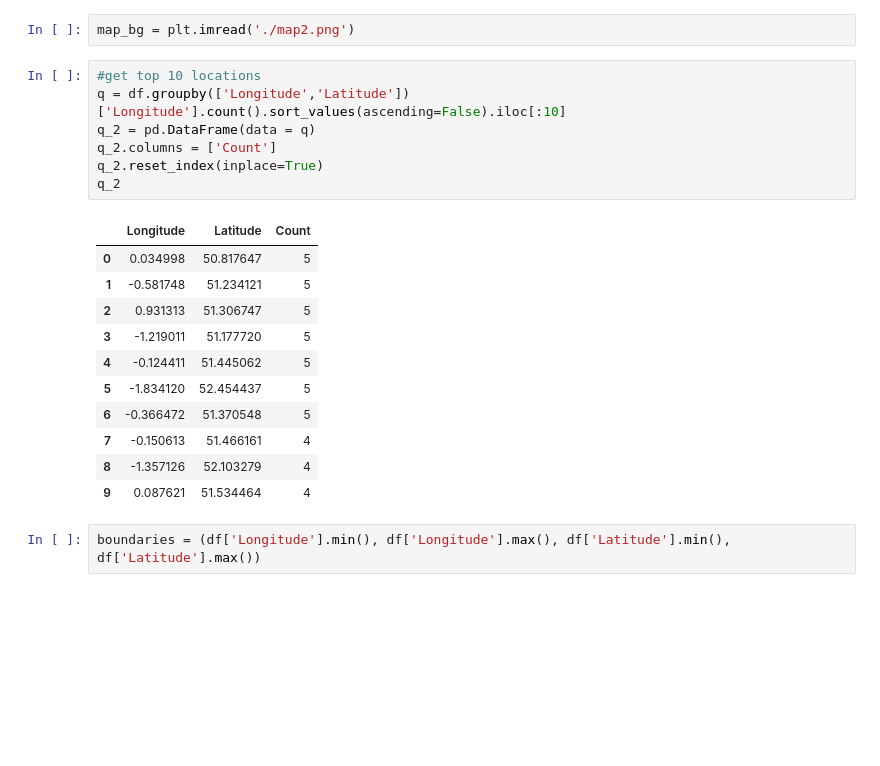
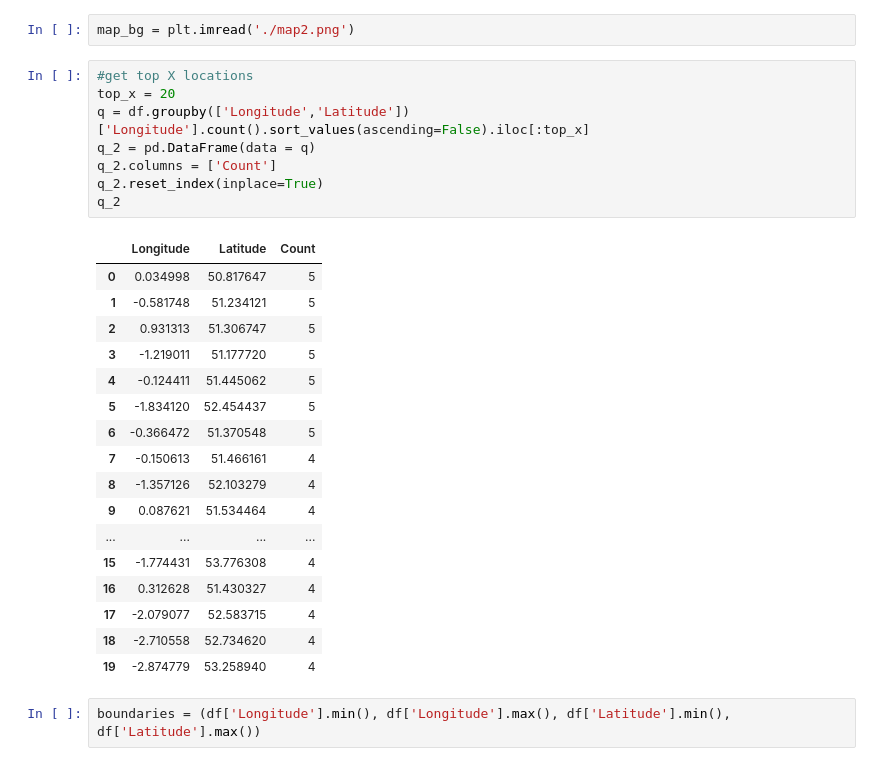
Before and after one commit to ToVic/ML_learning_projects, a Jupyter notebook: accidents_DA.ipynb, the cells around one changed output. Cells and saved outputs as stored; diff of their text form; blank space fills up the shorter version.

```diff
--- a/accidents_DA.ipynb
+++ b/accidents_DA.ipynb
@@ -165,24 +165,31 @@ Well but logically there is a certain distribution of age in the driver populati
 # %%
 map_bg = plt.imread('./map2.png')
 # %%
-#get top 10 locations
-q = df.groupby(['Longitude','Latitude'])['Longitude'].count().sort_values(ascending=False).iloc[:10]
+#get top X locations
+top_x = 20
+q = df.groupby(['Longitude','Latitude'])['Longitude'].count().sort_values(ascending=False).iloc[:top_x]
 q_2 = pd.DataFrame(data = q)
 q_2.columns = ['Count']
 q_2.reset_index(inplace=True)
 q_2
 # %% [output]
 |  | Longitude | Latitude | Count |
 | 0 | 0.034998 | 50.817647 | 5 |
 | 1 | -0.581748 | 51.234121 | 5 |
 | 2 | 0.931313 | 51.306747 | 5 |
 | 3 | -1.219011 | 51.177720 | 5 |
 | 4 | -0.124411 | 51.445062 | 5 |
 | 5 | -1.834120 | 52.454437 | 5 |
 | 6 | -0.366472 | 51.370548 | 5 |
 | 7 | -0.150613 | 51.466161 | 4 |
 | 8 | -1.357126 | 52.103279 | 4 |
 | 9 | 0.087621 | 51.534464 | 4 |
+| ... | ... | ... | ... |
+| 15 | -1.774431 | 53.776308 | 4 |
+| 16 | 0.312628 | 51.430327 | 4 |
+| 17 | -2.079077 | 52.583715 | 4 |
+| 18 | -2.710558 | 52.734620 | 4 |
+| 19 | -2.874779 | 53.258940 | 4 |
 # %%
 boundaries = (df['Longitude'].min(), df['Longitude'].max(), df['Latitude'].min(), df['Latitude'].max())
 # %%
```
Also changed, not shown: parts of 4 cells of this notebook.
